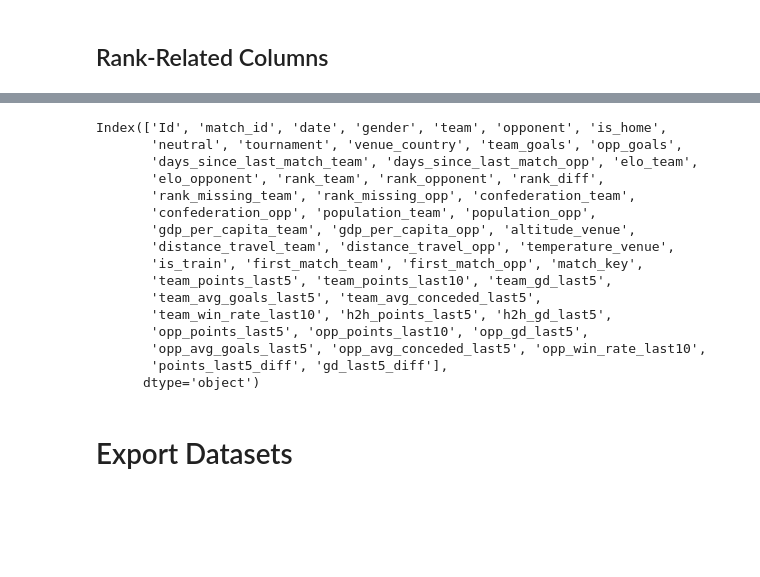
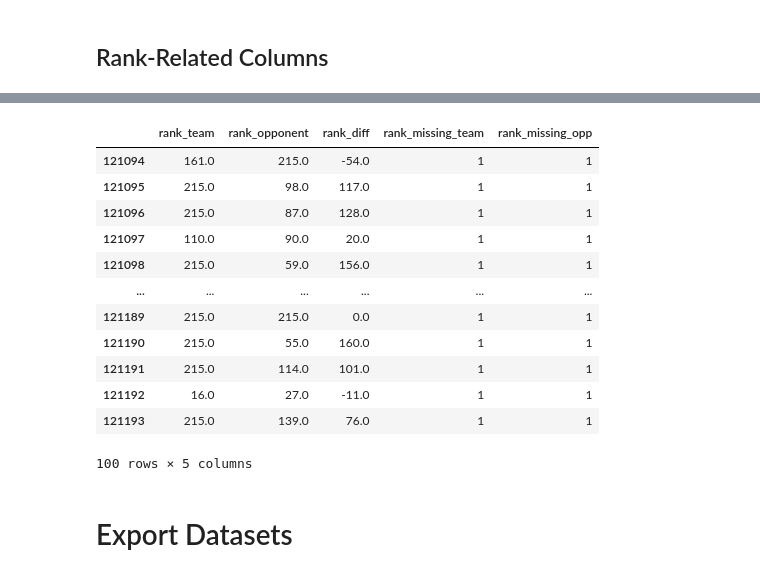
Before and after one commit to n44th44nn/Gammafest-2026, a Jupyter notebook: Notebooks/early_preprocessing.ipynb, the cells around one changed output, grey strips where cells are left out. Cells and saved outputs as stored; diff of their text form; code cells hidden in the pictures; blank space fills up the shorter version.

```diff
--- a/Notebooks/early_preprocessing.ipynb
+++ b/Notebooks/early_preprocessing.ipynb
@@ -1300,19 +1291,0 @@ rank_cols
-# %%
-df_combined.columns
-# %% [output]
-Index(['Id', 'match_id', 'date', 'gender', 'team', 'opponent', 'is_home',
-       'neutral', 'tournament', 'venue_country', 'team_goals', 'opp_goals',
-       'days_since_last_match_team', 'days_since_last_match_opp', 'elo_team',
-       'elo_opponent', 'rank_team', 'rank_opponent', 'rank_diff',
-       'rank_missing_team', 'rank_missing_opp', 'confederation_team',
-       'confederation_opp', 'population_team', 'population_opp',
-       'gdp_per_capita_team', 'gdp_per_capita_opp', 'altitude_venue',
-       'distance_travel_team', 'distance_travel_opp', 'temperature_venue',
-       'is_train', 'first_match_team', 'first_match_opp', 'match_key',
-       'team_points_last5', 'team_points_last10', 'team_gd_last5',
-       'team_avg_goals_last5', 'team_avg_conceded_last5',
-       'team_win_rate_last10', 'h2h_points_last5', 'h2h_gd_last5',
-       'opp_points_last5', 'opp_points_last10', 'opp_gd_last5',
-       'opp_avg_goals_last5', 'opp_avg_conceded_last5', 'opp_win_rate_last10',
-       'points_last5_diff', 'gd_last5_diff'],
-      dtype='object')
@@ -1321,3 +1292,35 @@ df_combined = df_combined.drop(columns=rank_cols)
+# %%
+# keep the missing value, but create some new columns to tell the model
+df_combined['rank_missing_team'] = df_combined['rank_team'].isna().astype(int)
+df_combined['rank_missing_opp'] = df_combined['rank_opponent'].isna().astype(int)
+# %%
+# Fill the missing value by 215, which is the total of country registered in early FIFA
+df_combined['rank_team'] = df_combined.loc[df_combined['first_match_team'] == 1, 'rank_team'].fillna(215)
+df_combined['rank_opponent'] = df_combined.loc[df_combined['first_match_opp'] == 1, 'rank_opponent'].fillna(215)
+# %%
+# Fill the missing value by the last rank
+df_combined['rank_team'] = df_combined.groupby('team')['rank_team'].transform(lambda x: x.ffill())
+df_combined['rank_opponent'] = df_combined.groupby('opponent')['rank_opponent'].transform(lambda x: x.ffill())
+# %%
+# Making rank_diff column
+df_combined['rank_diff'] = df_combined['rank_team'] - df_combined['rank_opponent']
+# %%
+rank_cols = ['rank_team', 'rank_opponent', 'rank_diff', 'rank_missing_team', 'rank_missing_opp']
+display(df_combined[rank_cols].tail(100))
+# %% [output]
+|  | rank_team | rank_opponent | rank_diff | rank_missing_team | rank_missing_opp |
+| 121094 | 161.0 | 215.0 | -54.0 | 1 | 1 |
+| 121095 | 215.0 | 98.0 | 117.0 | 1 | 1 |
+| 121096 | 215.0 | 87.0 | 128.0 | 1 | 1 |
+| 121097 | 110.0 | 90.0 | 20.0 | 1 | 1 |
+| 121098 | 215.0 | 59.0 | 156.0 | 1 | 1 |
+| ... | ... | ... | ... | ... | ... |
+| 121189 | 215.0 | 215.0 | 0.0 | 1 | 1 |
+| 121190 | 215.0 | 55.0 | 160.0 | 1 | 1 |
+| 121191 | 215.0 | 114.0 | 101.0 | 1 | 1 |
+| 121192 | 16.0 | 27.0 | -11.0 | 1 | 1 |
+| 121193 | 215.0 | 139.0 | 76.0 | 1 | 1 |
+100 rows × 5 columns
 # %% [markdown]
 # Export Datasets
 # %%
```
Also changed, not shown: parts of 5 cells of this notebook, 3 other files.
